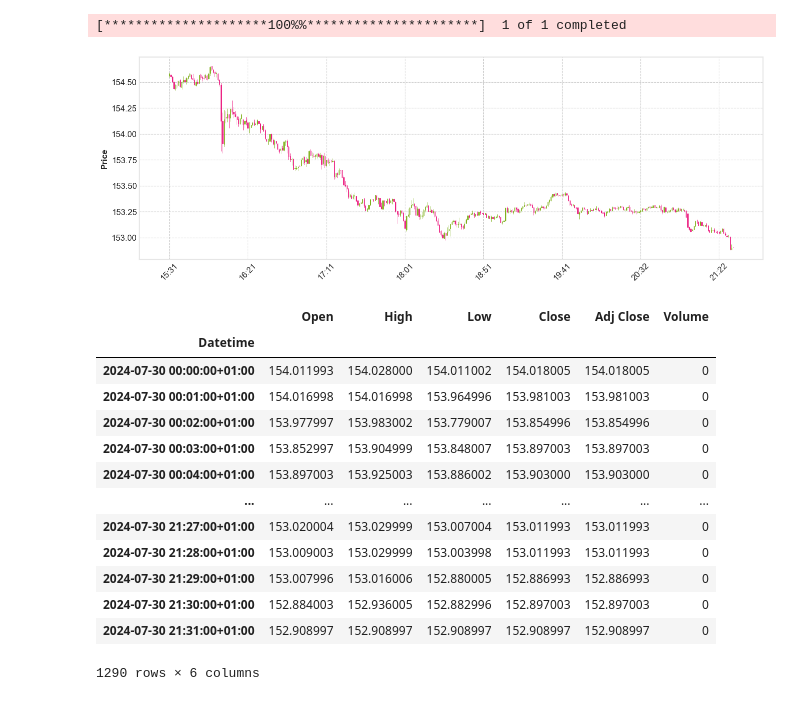
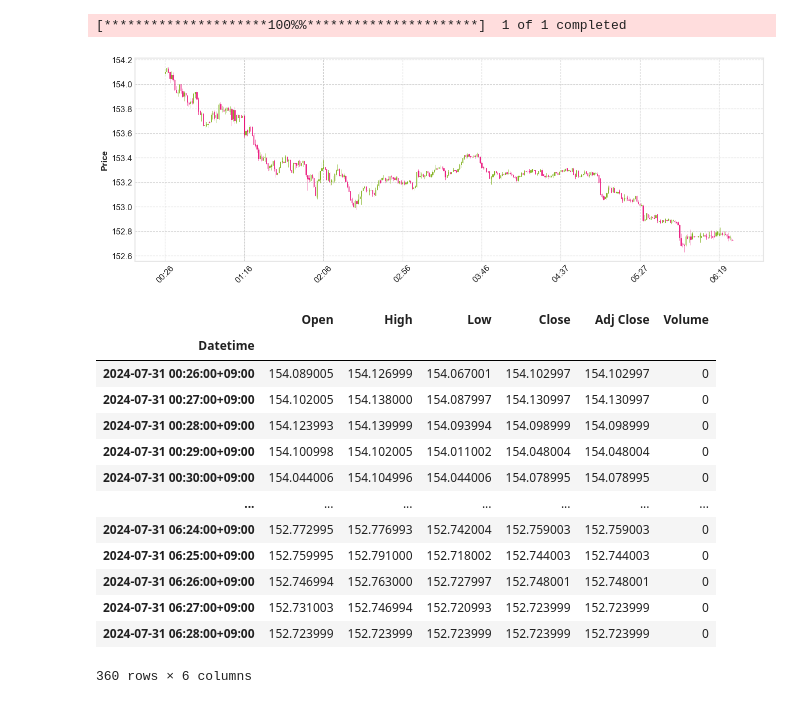
Before and after one commit to bitwalk123/stock-explorer, a Jupyter notebook: jupyter/yfinance_test_002.ipynb, the cells around one changed output. Drawn from its saved outputs; the diff is of its cells as text; code cells hidden in the pictures.

```diff
--- a/jupyter/yfinance_test_002.ipynb
+++ b/jupyter/yfinance_test_002.ipynb
@@ -1,33 +1,34 @@
 # %%
 import datetime as dt
 import mplfinance as mpf
+import pandas as pd
 import yfinance as yf
 
-#start = dt.date(2024, 7, 29)
 end = dt.date.today()
 delta = dt.timedelta(days=1)
 start = end - delta
 
 ticker = 'USDJPY=X'
 df = yf.download(ticker, start, end, interval='1m')
+df.index = df.index.tz_convert('Asia/Tokyo')
 
-#mpf.plot(df, type='candle', style='binance', figratio=(12, 4))
-mpf.plot(df.tail(6*60), type='candle', style='binance', figratio=(12, 4))
-df
+df1 = df.tail(6 * 60)
+mpf.plot(df1, type='candle', style='binance', figratio=(12, 4))
+df1
 # %% [output]
 [*********************100%%**********************]  1 of 1 completed
-[figure, old version]
+[figure, new version]
 |  | Open | High | Low | Close | Adj Close | Volume |
 | Datetime |  |  |  |  |  |  |
-| 2024-07-30 00:00:00+01:00 | 154.011993 | 154.028000 | 154.011002 | 154.018005 | 154.018005 | 0 |
-| 2024-07-30 00:01:00+01:00 | 154.016998 | 154.016998 | 153.964996 | 153.981003 | 153.981003 | 0 |
-| 2024-07-30 00:02:00+01:00 | 153.977997 | 153.983002 | 153.779007 | 153.854996 | 153.854996 | 0 |
-| 2024-07-30 00:03:00+01:00 | 153.852997 | 153.904999 | 153.848007 | 153.897003 | 153.897003 | 0 |
-| 2024-07-30 00:04:00+01:00 | 153.897003 | 153.925003 | 153.886002 | 153.903000 | 153.903000 | 0 |
+| 2024-07-31 00:26:00+09:00 | 154.089005 | 154.126999 | 154.067001 | 154.102997 | 154.102997 | 0 |
+| 2024-07-31 00:27:00+09:00 | 154.102005 | 154.138000 | 154.087997 | 154.130997 | 154.130997 | 0 |
+| 2024-07-31 00:28:00+09:00 | 154.123993 | 154.139999 | 154.093994 | 154.098999 | 154.098999 | 0 |
+| 2024-07-31 00:29:00+09:00 | 154.100998 | 154.102005 | 154.011002 | 154.048004 | 154.048004 | 0 |
+| 2024-07-31 00:30:00+09:00 | 154.044006 | 154.104996 | 154.044006 | 154.078995 | 154.078995 | 0 |
 | ... | ... | ... | ... | ... | ... | ... |
-| 2024-07-30 21:27:00+01:00 | 153.020004 | 153.029999 | 153.007004 | 153.011993 | 153.011993 | 0 |
-| 2024-07-30 21:28:00+01:00 | 153.009003 | 153.029999 | 153.003998 | 153.011993 | 153.011993 | 0 |
-| 2024-07-30 21:29:00+01:00 | 153.007996 | 153.016006 | 152.880005 | 152.886993 | 152.886993 | 0 |
-| 2024-07-30 21:30:00+01:00 | 152.884003 | 152.936005 | 152.882996 | 152.897003 | 152.897003 | 0 |
-| 2024-07-30 21:31:00+01:00 | 152.908997 | 152.908997 | 152.908997 | 152.908997 | 152.908997 | 0 |
+| 2024-07-31 06:24:00+09:00 | 152.772995 | 152.776993 | 152.742004 | 152.759003 | 152.759003 | 0 |
+| 2024-07-31 06:25:00+09:00 | 152.759995 | 152.791000 | 152.718002 | 152.744003 | 152.744003 | 0 |
+| 2024-07-31 06:26:00+09:00 | 152.746994 | 152.763000 | 152.727997 | 152.748001 | 152.748001 | 0 |
+| 2024-07-31 06:27:00+09:00 | 152.731003 | 152.746994 | 152.720993 | 152.723999 | 152.723999 | 0 |
+| 2024-07-31 06:28:00+09:00 | 152.723999 | 152.723999 | 152.723999 | 152.723999 | 152.723999 | 0 |
-1290 rows × 6 columns
+360 rows × 6 columns
```
